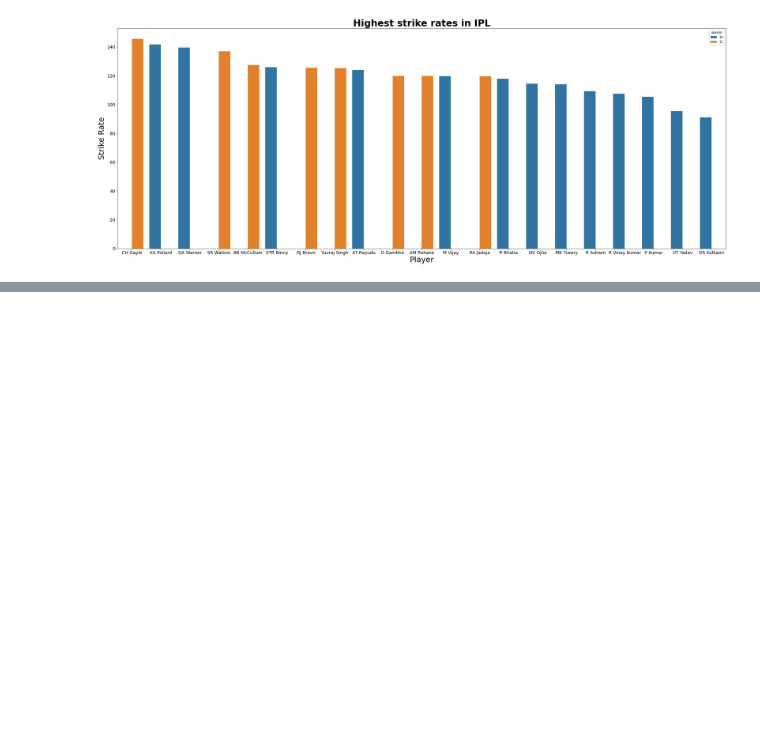
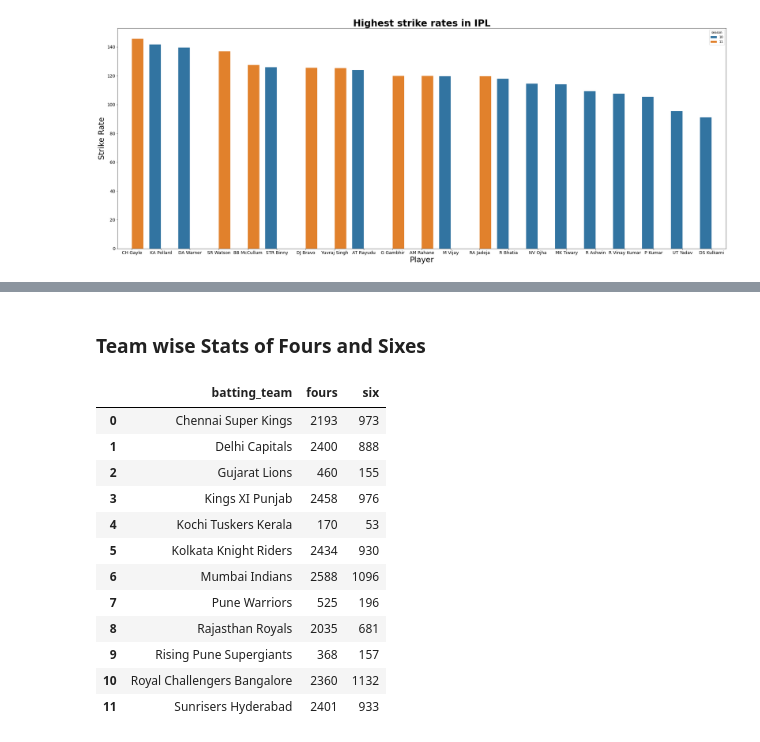
Before and after one commit to tiwari1302/GRIP-Internship, a Jupyter notebook: Task 5/Exploratory_Data_Analysis(Sports).ipynb, the cells around one changed output, grey strips where cells are left out. Saved outputs shown, nothing was run; the diff lists cells and outputs as text; code cells hidden in the pictures; blank space fills up the shorter version.

```diff
--- a/Task 5/Exploratory_Data_Analysis(Sports).ipynb
+++ b/Task 5/Exploratory_Data_Analysis(Sports).ipynb
@@ -652,0 +760,27 @@ plt.yticks(size = 14)
+# %% [markdown]
+### Team wise Stats of Fours and Sixes
+# %%
+stats = matches[['id','season','winner']]
+# merge taken columns to delivery dataframe and create a new one 'df_new'
+df_new = deliveries.merge(stats, left_on = 'match_id', right_on = 'id')
+# To see fours and sixes by each teams
+df_four=df_new[df_new['batsman_runs']==4]
+fours = df_four.groupby('batting_team')['batsman_runs'].agg([('fours','count')]).reset_index()
+df_six=df_new[df_new['batsman_runs']==6]
+sixes = df_six.groupby('batting_team')['batsman_runs'].agg([('six','count')])
+fours_and_sixes = fours.merge(sixes, left_on='batting_team', right_on='batting_team')
+fours_and_sixes
+# %% [output]
+|  | batting_team | fours | six |
+| 0 | Chennai Super Kings | 2193 | 973 |
+| 1 | Delhi Capitals | 2400 | 888 |
+| 2 | Gujarat Lions | 460 | 155 |
+| 3 | Kings XI Punjab | 2458 | 976 |
+| 4 | Kochi Tuskers Kerala | 170 | 53 |
+| 5 | Kolkata Knight Riders | 2434 | 930 |
+| 6 | Mumbai Indians | 2588 | 1096 |
+| 7 | Pune Warriors | 525 | 196 |
+| 8 | Rajasthan Royals | 2035 | 681 |
+| 9 | Rising Pune Supergiants | 368 | 157 |
+| 10 | Royal Challengers Bangalore | 2360 | 1132 |
+| 11 | Sunrisers Hyderabad | 2401 | 933 |
```
Also changed, not shown: parts of 14 cells of this notebook, 1 other file.
